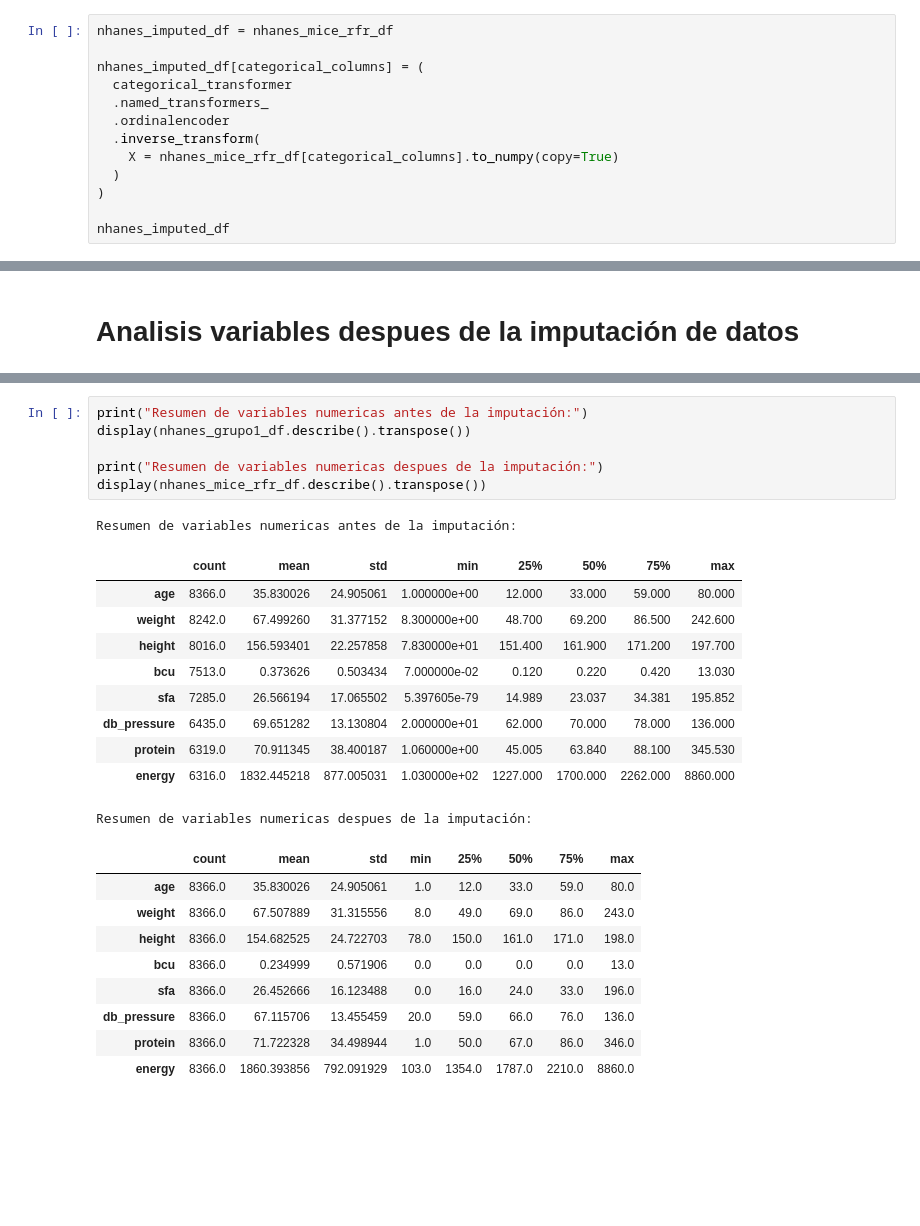
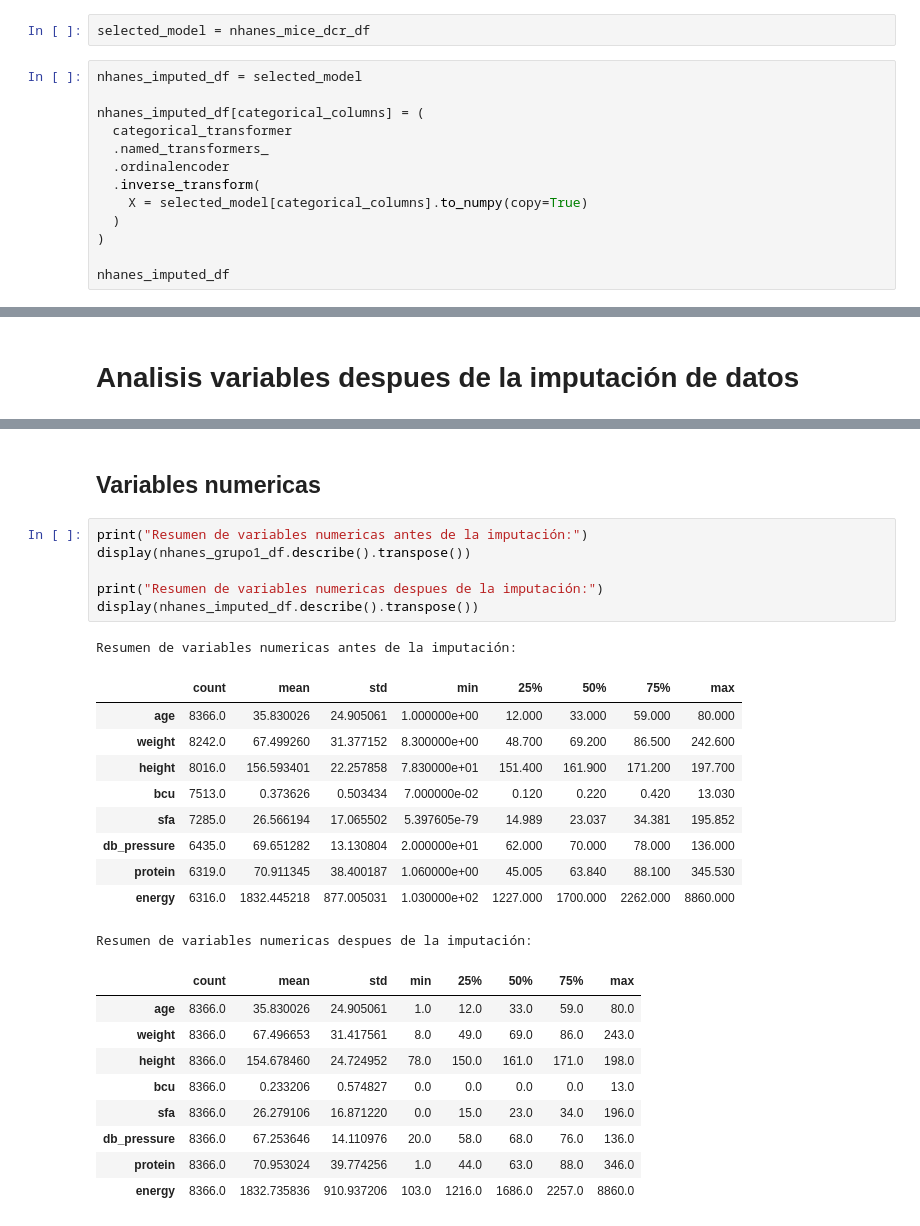
Before and after one commit to DavidBetancurRamirez/IngenieriaDatos, a Jupyter notebook: src/parcial/parcial_grupo1.ipynb, the cells around one changed output, grey strips where cells are left out. Cells and saved outputs as stored; diff of their text form; blank space fills up the shorter version.

```diff
--- a/src/parcial/parcial_grupo1.ipynb
+++ b/src/parcial/parcial_grupo1.ipynb
@@ -1367,14 +1367,16 @@ shadow_imputation_plot(nhanes_mice_mlp_df)
 # %% [markdown]
 ### Retornar valores con el transformer
+# %%
+selected_model = nhanes_mice_dcr_df
 # %%
-nhanes_imputed_df = nhanes_mice_rfr_df
+nhanes_imputed_df = selected_model
 
 nhanes_imputed_df[categorical_columns] = (
   categorical_transformer
   .named_transformers_
   .ordinalencoder
   .inverse_transform(
-    X = nhanes_mice_rfr_df[categorical_columns].to_numpy(copy=True)
+    X = selected_model[categorical_columns].to_numpy(copy=True)
   )
 )
 
@@ -1417,27 +1421,29 @@ Resumen de variables categóricas antes de la imputación:
+# %% [markdown]
+## Variables numericas
 # %%
 print("Resumen de variables numericas antes de la imputación:")
 display(nhanes_grupo1_df.describe().transpose())
 
 print("Resumen de variables numericas despues de la imputación:")
-display(nhanes_mice_rfr_df.describe().transpose())
+display(nhanes_imputed_df.describe().transpose())
 # %% [output]
 Resumen de variables numericas antes de la imputación:
 |  | count | mean | std | min | 25% | 50% | 75% | max |
 | age | 8366.0 | 35.830026 | 24.905061 | 1.000000e+00 | 12.000 | 33.000 | 59.000 | 80.000 |
 | weight | 8242.0 | 67.499260 | 31.377152 | 8.300000e+00 | 48.700 | 69.200 | 86.500 | 242.600 |
 | height | 8016.0 | 156.593401 | 22.257858 | 7.830000e+01 | 151.400 | 161.900 | 171.200 | 197.700 |
 | bcu | 7513.0 | 0.373626 | 0.503434 | 7.000000e-02 | 0.120 | 0.220 | 0.420 | 13.030 |
 | sfa | 7285.0 | 26.566194 | 17.065502 | 5.397605e-79 | 14.989 | 23.037 | 34.381 | 195.852 |
 | db_pressure | 6435.0 | 69.651282 | 13.130804 | 2.000000e+01 | 62.000 | 70.000 | 78.000 | 136.000 |
 | protein | 6319.0 | 70.911345 | 38.400187 | 1.060000e+00 | 45.005 | 63.840 | 88.100 | 345.530 |
 | energy | 6316.0 | 1832.445218 | 877.005031 | 1.030000e+02 | 1227.000 | 1700.000 | 2262.000 | 8860.000 |
 Resumen de variables numericas despues de la imputación:
 |  | count | mean | std | min | 25% | 50% | 75% | max |
 | age | 8366.0 | 35.830026 | 24.905061 | 1.0 | 12.0 | 33.0 | 59.0 | 80.0 |
-| weight | 8366.0 | 67.507889 | 31.315556 | 8.0 | 49.0 | 69.0 | 86.0 | 243.0 |
-| height | 8366.0 | 154.682525 | 24.722703 | 78.0 | 150.0 | 161.0 | 171.0 | 198.0 |
-| bcu | 8366.0 | 0.234999 | 0.571906 | 0.0 | 0.0 | 0.0 | 0.0 | 13.0 |
-| sfa | 8366.0 | 26.452666 | 16.123488 | 0.0 | 16.0 | 24.0 | 33.0 | 196.0 |
-| db_pressure | 8366.0 | 67.115706 | 13.455459 | 20.0 | 59.0 | 66.0 | 76.0 | 136.0 |
-| protein | 8366.0 | 71.722328 | 34.498944 | 1.0 | 50.0 | 67.0 | 86.0 | 346.0 |
-| energy | 8366.0 | 1860.393856 | 792.091929 | 103.0 | 1354.0 | 1787.0 | 2210.0 | 8860.0 |
+| weight | 8366.0 | 67.496653 | 31.417561 | 8.0 | 49.0 | 69.0 | 86.0 | 243.0 |
+| height | 8366.0 | 154.678460 | 24.724952 | 78.0 | 150.0 | 161.0 | 171.0 | 198.0 |
+| bcu | 8366.0 | 0.233206 | 0.574827 | 0.0 | 0.0 | 0.0 | 0.0 | 13.0 |
+| sfa | 8366.0 | 26.279106 | 16.871220 | 0.0 | 15.0 | 23.0 | 34.0 | 196.0 |
+| db_pressure | 8366.0 | 67.253646 | 14.110976 | 20.0 | 58.0 | 68.0 | 76.0 | 136.0 |
+| protein | 8366.0 | 70.953024 | 39.774256 | 1.0 | 44.0 | 63.0 | 88.0 | 346.0 |
+| energy | 8366.0 | 1832.735836 | 910.937206 | 103.0 | 1216.0 | 1686.0 | 2257.0 | 8860.0 |
```
Also changed, not shown: parts of 9 cells of this notebook, 1 other file.
